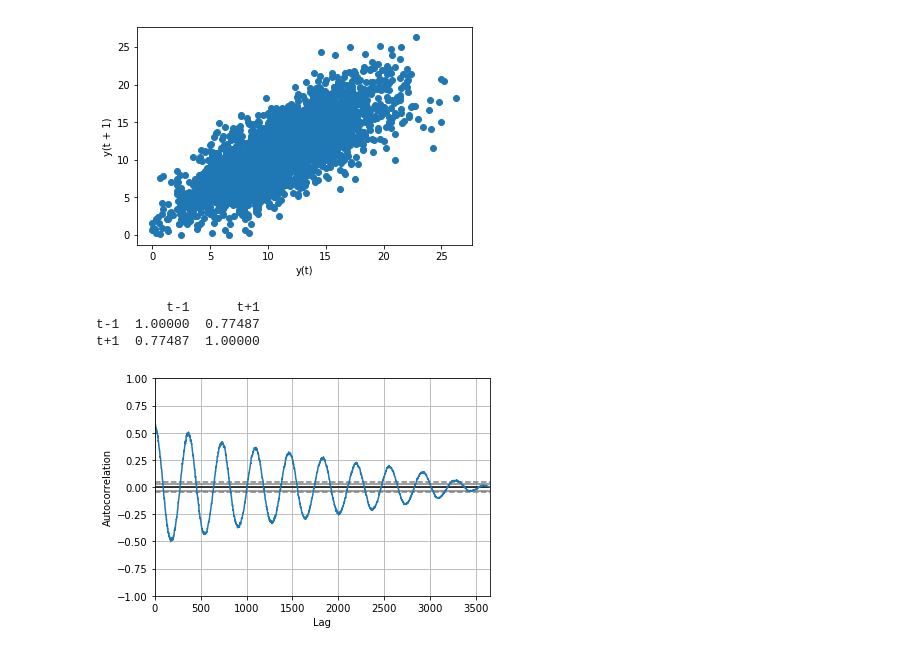
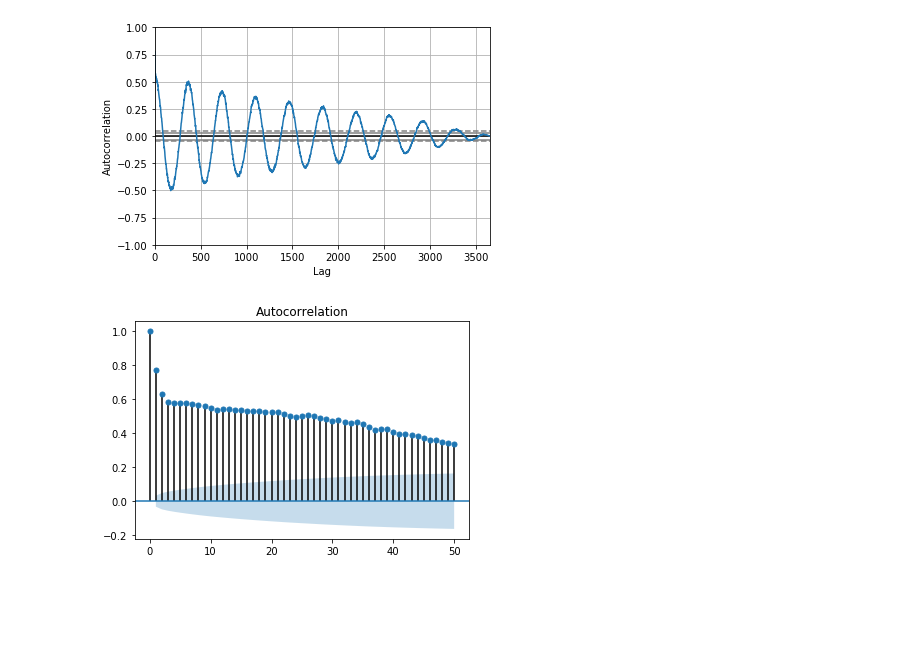
Before and after one commit to Kanbc/ar-model-python, a Jupyter notebook: AR model function.ipynb, the cells around one changed output. Cells and saved outputs as stored; diff of their text form; code cells hidden in the pictures; blank space fills up the shorter version.

```diff
--- a/AR model function.ipynb
+++ b/AR model function.ipynb
@@ -26,66 +59,22 @@ Name: Temp, dtype: float64
 # %%
+#===============AUTOCORRELATION PLOT==================
 from pandas import Series
 from matplotlib import pyplot
-from pandas.plotting import lag_plot
+from pandas.plotting import autocorrelation_plot
+
 series = Series.from_csv('data/daily-minimum-temperatures.csv', header=0)
-lag_plot(series)
+autocorrelation_plot(series)
 pyplot.show()
 # %% [output]
-[figure, old version]
+[figure, new version]
-# %%
-from pandas import Series
-from pandas import DataFrame
-from pandas import concat
-from matplotlib import pyplot
-
-series = Series.from_csv('data/daily-minimum-temperatures.csv', header=0)
-values = DataFrame(series.values) #make key:value structure to 2-dimensional labeled data structure
-# print(values)
-#          0
-# 0     20.7
-# 1     17.9
-# 2     18.8
-# 3     14.6
-# 4     15.8
-# 5     15.8
-# ...
-
-p = 1 #lag order
-dataframe = concat([values.shift(p), values], axis=1) #create lag p column (t-p)
-# print(dataframe)
-#          0     0
-# 0      NaN  20.7
-# 1     20.7  17.9
-# 2     17.9  18.8
-# 3     18.8  14.6
-# 4     14.6  15.8
-# 5     15.8  15.8
-# ...
-
-dataframe.columns = ['t-'+str(p), 't+'+str(p)] #label column name
-# print(dataframe)
-#        t-1   t+1
-# 0      NaN  20.7
-# 1     20.7  17.9
-# 2     17.9  18.8
-# 3     18.8  14.6
-# 4     14.6  15.8
-# 5     15.8  15.8
-# ...
-
-result = dataframe.corr() #calculate correlation matrix
-print(result)
-# %% [output]
-         t-1      t+1
-t-1  1.00000  0.77487
-t+1  0.77487  1.00000
 # %%
+#===============ZOOM-IN TO PLOT==================
 from pandas import Series
 from matplotlib import pyplot
-from pandas.plotting import autocorrelation_plot
+from statsmodels.graphics.tsaplots import plot_acf
 
 series = Series.from_csv('data/daily-minimum-temperatures.csv', header=0)
-autocorrelation_plot(series)
+plot_acf(series, lags=50) # vary lags for zoom-in or zoom-out
 pyplot.show()
 # %% [output]
-[figure, old version]
+[figure, new version]
```
Also changed, not shown: parts of 6 cells of this notebook.
